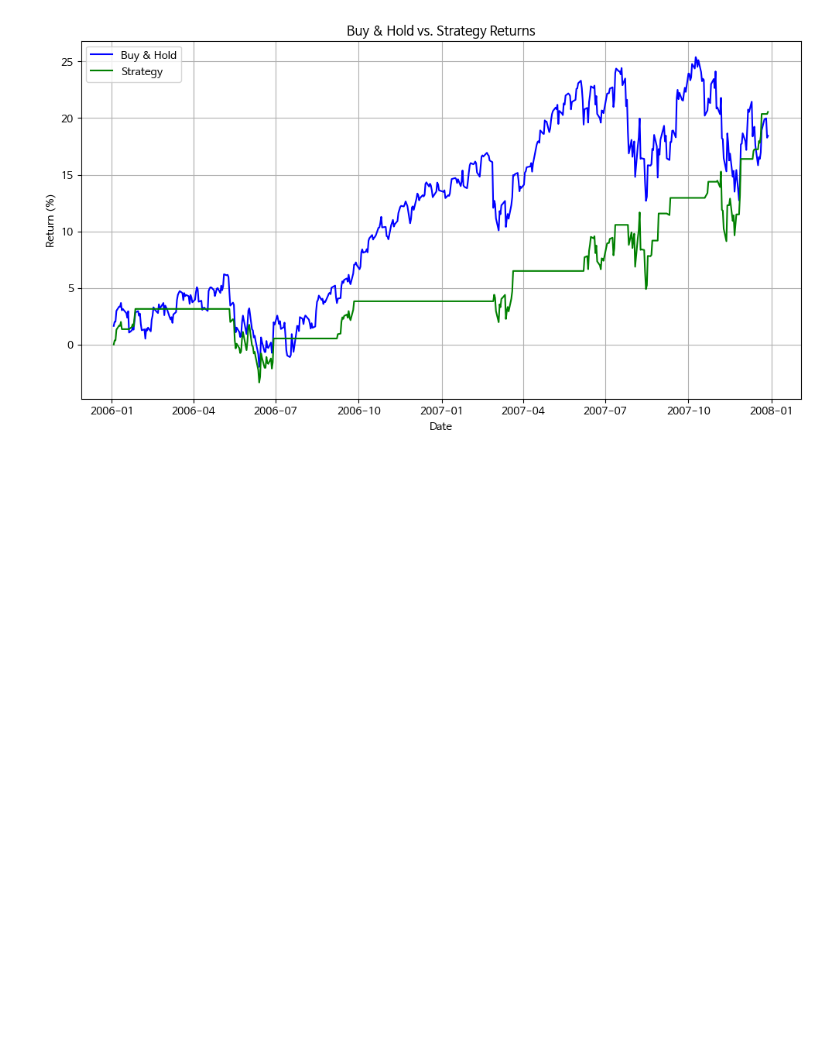
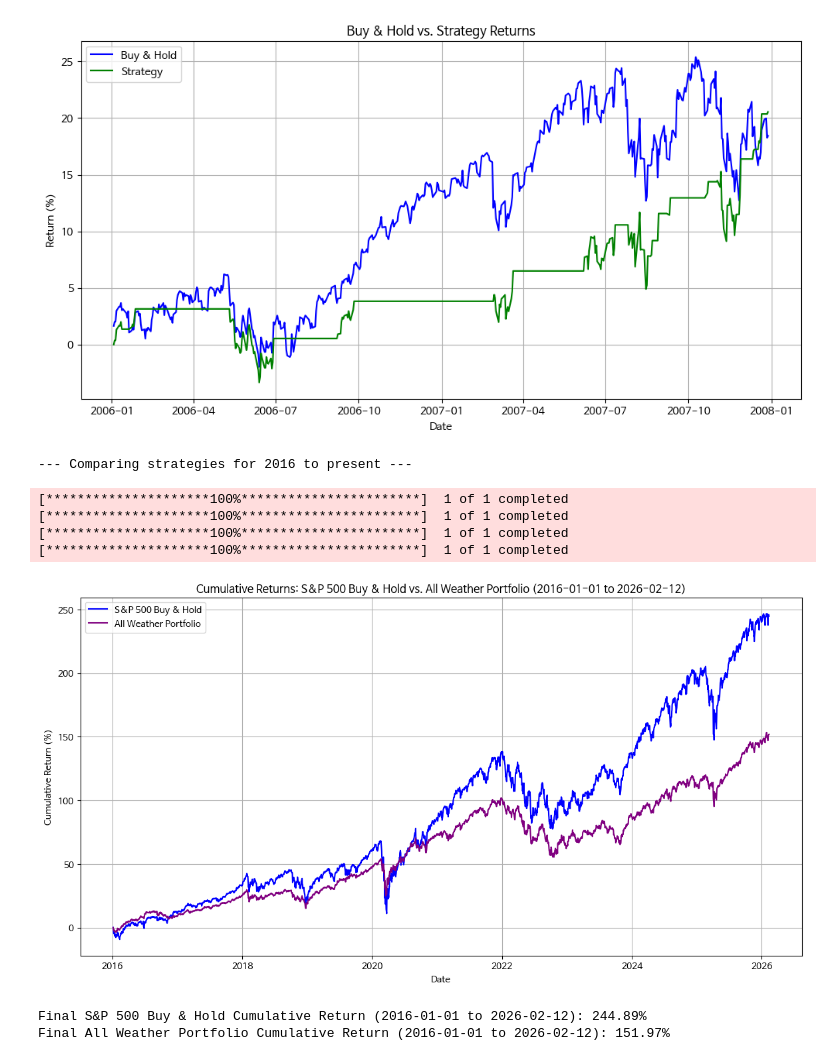
Before and after one commit to JKTajo/Data-Analysis-with-Open-Source, a Jupyter notebook: 오픈소스_데이터_분석_15강.ipynb, the cells around one changed output. Drawn from its saved outputs; the diff is of its cells as text; code cells hidden in the pictures; blank space fills up the shorter version.

```diff
--- a/오픈소스_데이터_분석_15강.ipynb
+++ b/오픈소스_데이터_분석_15강.ipynb
@@ -556,7 +556,7 @@ new_end_date = datetime.datetime.now()
 
 ticker = '^GSPC'
 df_new = yf.download(ticker, start=new_start_date, end=new_end_date)
-df_new.columns = df_new.columns.doplevel(1)
+df_new.columns = df_new.columns.droplevel(1)
 #전날 대비 종가가 몇% 변했는지 계산해서 Returns컬럼으로 추가
 df_new['Returns'] = df_new['Close'].pct_change()#percentage change
 
@@ -566,7 +566,7 @@ bonds_ticker = 'TLT'
 commodities_ticker = 'DBC'
 
 
-gold_df_new = yf.download(gold_ticker, start=new_start_date, end=new_end_date)
+gld_df_new = yf.download(gold_ticker, start=new_start_date, end=new_end_date)
 tlt_df_new = yf.download(bonds_ticker, start=new_start_date, end=new_end_date)
 dbc_df_new = yf.download(commodities_ticker, start=new_start_date, end=new_end_date)
 
@@ -582,7 +582,7 @@ tlt_df_close_new = tlt_df_new.rename(columns={'Close': 'TLT_Close'})[['TLT_Close
 dbc_df_close_new = dbc_df_new.rename(columns={'Close': 'DBC_Close'})[['DBC_Close']]
 
 #새로 지정한 df들을 옆으로 붙인다
-portfolio_df_new = pd.concat([df_sp500_close_new, gold_df_close_new, tlt_df_close_new, dbc_df_close_new], axis=1)
+portfolio_df_new = pd.concat([df_sp500_close_new, gld_df_close_new, tlt_df_close_new, dbc_df_close_new], axis=1)
 portfolio_df_new = portfolio_df_new.ffill().bfill()
 
 #(오늘가격 - 어제가격) / 어제 가격, 1일차는 전날가격이 없으니까 드랍
@@ -594,30 +594,39 @@ weights = {
     'TLT_Close': 0.30,
     'GLD_Close': 0.075,
     'DBC_Close': 0.075
 }
 asset_weights = pd.Series(weights)
 
 
 all_weather_portfolio_returns_new = (portfolio_returns_new * asset_weights).sum(axis=1)
 
 
 #S&P500을 들고있었을때 수익률
 sp500_buy_hold_returns_new = (1 + df_new['Returns']).cumprod() - 1 #cumprod는 cumulative product 누적곱, 즉 복리
 
 #all weather포트폴리오 수익률, 위와 동일
 all_weather_cumulative_returns_new = (1 + all_weather_portfolio_returns_new).cumprod() - 1
 
 #위 둘의 비교 시각화
 plt.figure(figsize=(14, 7))
 plt.plot(sp500_buy_hold_returns_new.index, sp500_buy_hold_returns_new * 100, label='S&P 500 Buy & Hold', color='blue')
 plt.plot(all_weather_cumulative_returns_new.index, all_weather_cumulative_returns_new * 100, label='All Weather Portfolio', color='purple')
 
 plt.xlabel('Date')
 plt.ylabel('Cumulative Return (%)')
 plt.title(f'Cumulative Returns: S&P 500 Buy & Hold vs. All Weather Portfolio ({new_start_date.strftime('%Y-%m-%d')} to {new_end_date.strftime('%Y-%m-%d')[:10]})')
 plt.legend()
 plt.grid(True)
 plt.show()
 
 print(f"\nFinal S&P 500 Buy & Hold Cumulative Return ({new_start_date.strftime('%Y-%m-%d')} to {new_end_date.strftime('%Y-%m-%d')[:10]}): {sp500_buy_hold_returns_new.iloc[-1] * 100:.2f}%")
 print(f"Final All Weather Portfolio Cumulative Return ({new_start_date.strftime('%Y-%m-%d')} to {new_end_date.strftime('%Y-%m-%d')[:10]}): {all_weather_cumulative_returns_new.iloc[-1] * 100:.2f}%")
+# %% [output]
+--- Comparing strategies for 2016 to present ---
+[*********************100%***********************]  1 of 1 completed
+[*********************100%***********************]  1 of 1 completed
+[*********************100%***********************]  1 of 1 completed
+[*********************100%***********************]  1 of 1 completed
+[figure, added]
+Final S&P 500 Buy & Hold Cumulative Return (2016-01-01 to 2026-02-12): 244.89%
+Final All Weather Portfolio Cumulative Return (2016-01-01 to 2026-02-12): 151.97%
```
Also changed, not shown: parts of 2 cells of this notebook.
